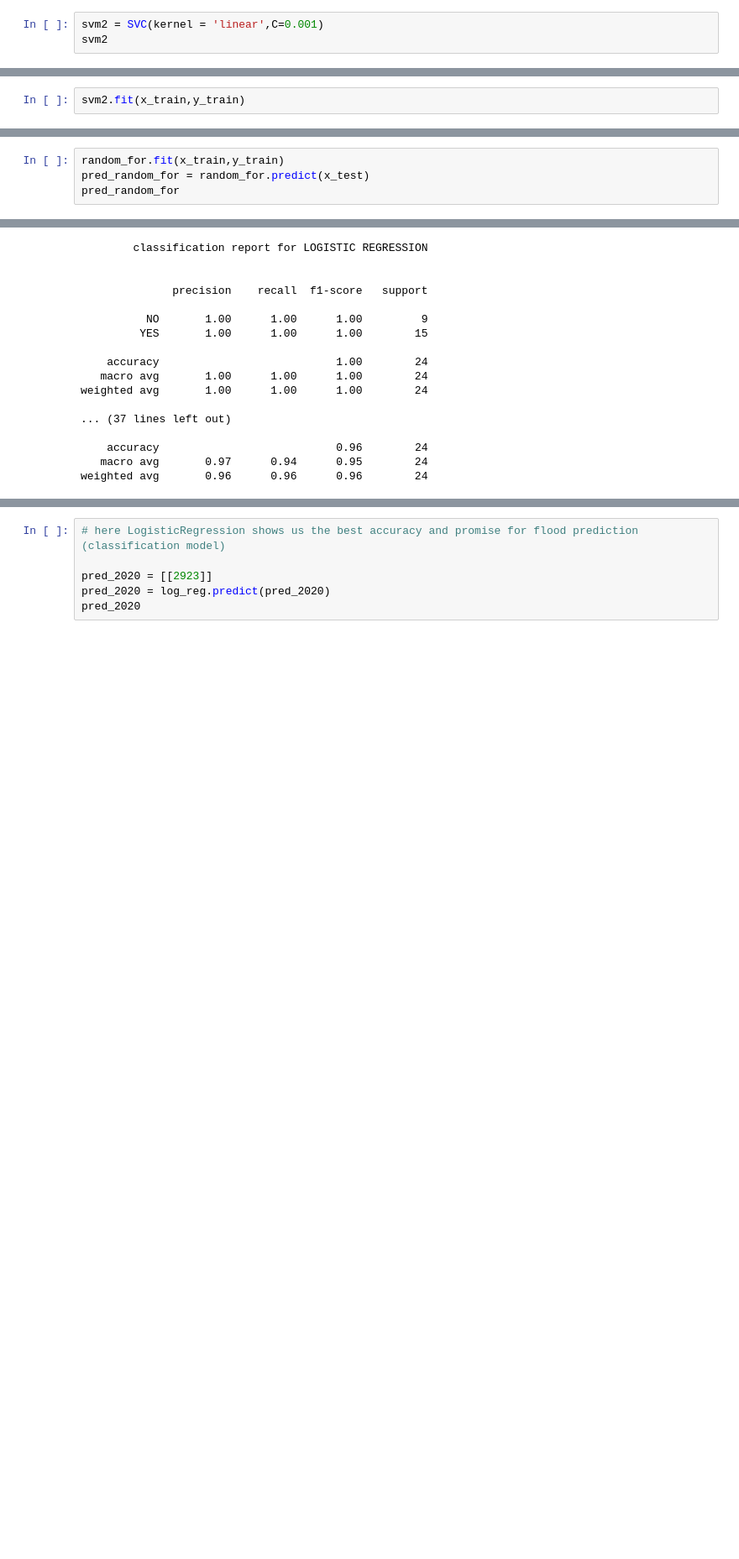
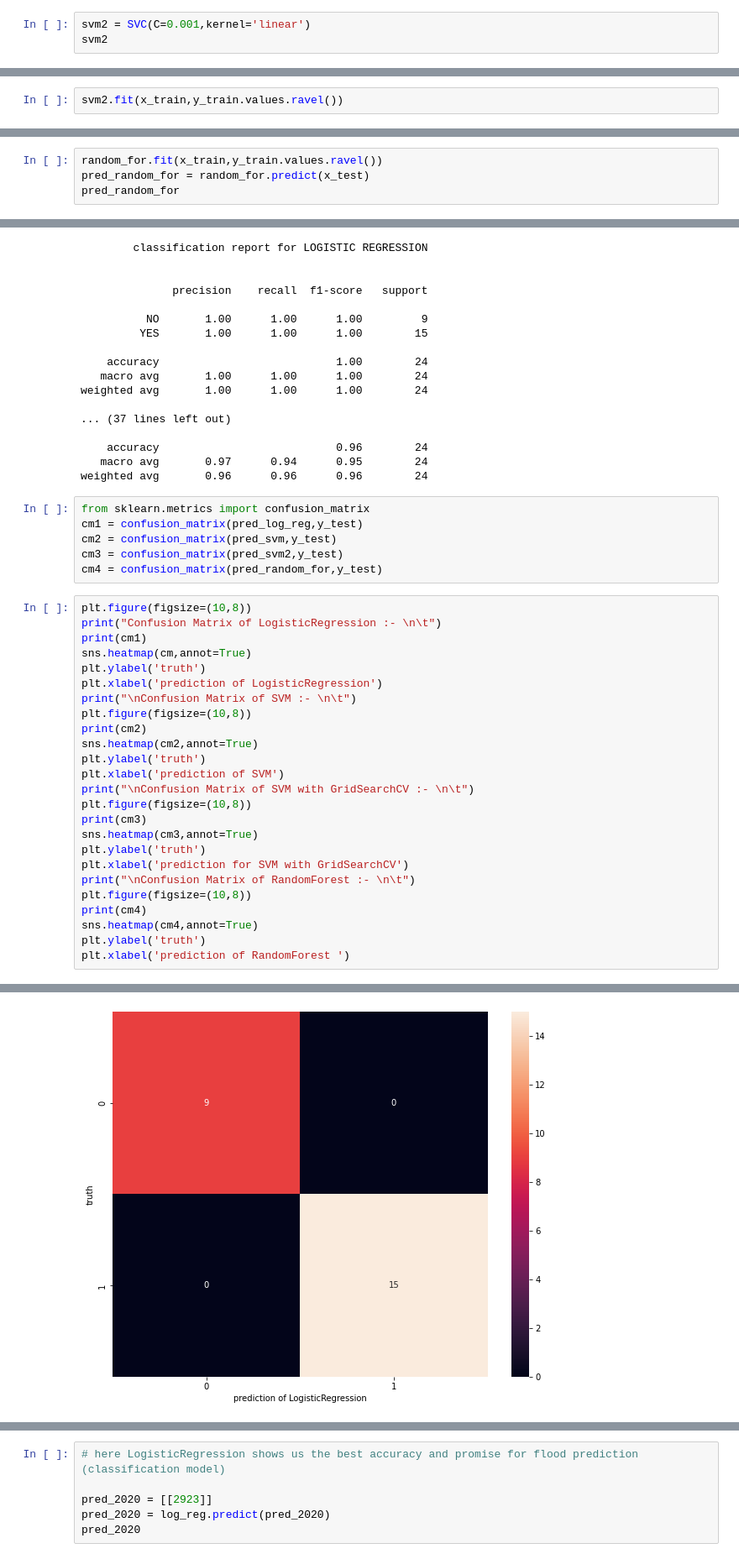
Before and after one commit to swapnendu31/Machine-Learning, a Jupyter notebook: ML_flood/ML-FLOOD.ipynb, the cells around one changed output, grey strips where cells are left out. Shown at 84% size. Cells and saved outputs as stored; diff of their text form; blank space fills up the shorter version.

```diff
--- a/ML_flood/ML-FLOOD.ipynb
+++ b/ML_flood/ML-FLOOD.ipynb
@@ -234,12 +252,12 @@ grid_sc.best_params_
 # %% [output]
 {'C': 0.001, 'kernel': 'linear'}
 # %%
-svm2 = SVC(kernel = 'linear',C=0.001)
+svm2 = SVC(C=0.001,kernel='linear')
 svm2
 # %% [output]
 SVC(C=0.001, kernel='linear')
 # %%
-svm2.fit(x_train,y_train)
+svm2.fit(x_train,y_train.values.ravel())
 # %% [output]
 SVC(C=0.001, kernel='linear')
 # %%
@@ -264,7 +282,7 @@ random_for
 # %% [output]
 RandomForestClassifier()
 # %%
-random_for.fit(x_train,y_train)
+random_for.fit(x_train,y_train.values.ravel())
 pred_random_for = random_for.predict(x_test)
 pred_random_for
 # %% [output]
@@ -305,3 +323,35 @@ weighted avg       1.00      1.00      1.00        24
     accuracy                           0.96        24
    macro avg       0.97      0.94      0.95        24
 weighted avg       0.96      0.96      0.96        24
+# %%
+from sklearn.metrics import confusion_matrix
+cm1 = confusion_matrix(pred_log_reg,y_test)
+cm2 = confusion_matrix(pred_svm,y_test)
+cm3 = confusion_matrix(pred_svm2,y_test)
+cm4 = confusion_matrix(pred_random_for,y_test)
+# %%
+plt.figure(figsize=(10,8))
+print("Confusion Matrix of LogisticRegression :- \n\t")
+print(cm1)
+sns.heatmap(cm,annot=True)
+plt.ylabel('truth')
+plt.xlabel('prediction of LogisticRegression')
+print("\nConfusion Matrix of SVM :- \n\t")
+plt.figure(figsize=(10,8))
+print(cm2)
+sns.heatmap(cm2,annot=True)
+plt.ylabel('truth')
+plt.xlabel('prediction of SVM')
+print("\nConfusion Matrix of SVM with GridSearchCV :- \n\t")
+plt.figure(figsize=(10,8))
+print(cm3)
+sns.heatmap(cm3,annot=True)
+plt.ylabel('truth')
+plt.xlabel('prediction for SVM with GridSearchCV')
+print("\nConfusion Matrix of RandomForest :- \n\t")
+plt.figure(figsize=(10,8))
+print(cm4)
+sns.heatmap(cm4,annot=True)
+plt.ylabel('truth')
+plt.xlabel('prediction of RandomForest ')
+# %% [output]
@@ -307,0 +378 @@ weighted avg       0.96      0.96      0.96        24
+[figure, added]
```
Also changed, not shown: parts of 8 cells of this notebook, 6 other files.
